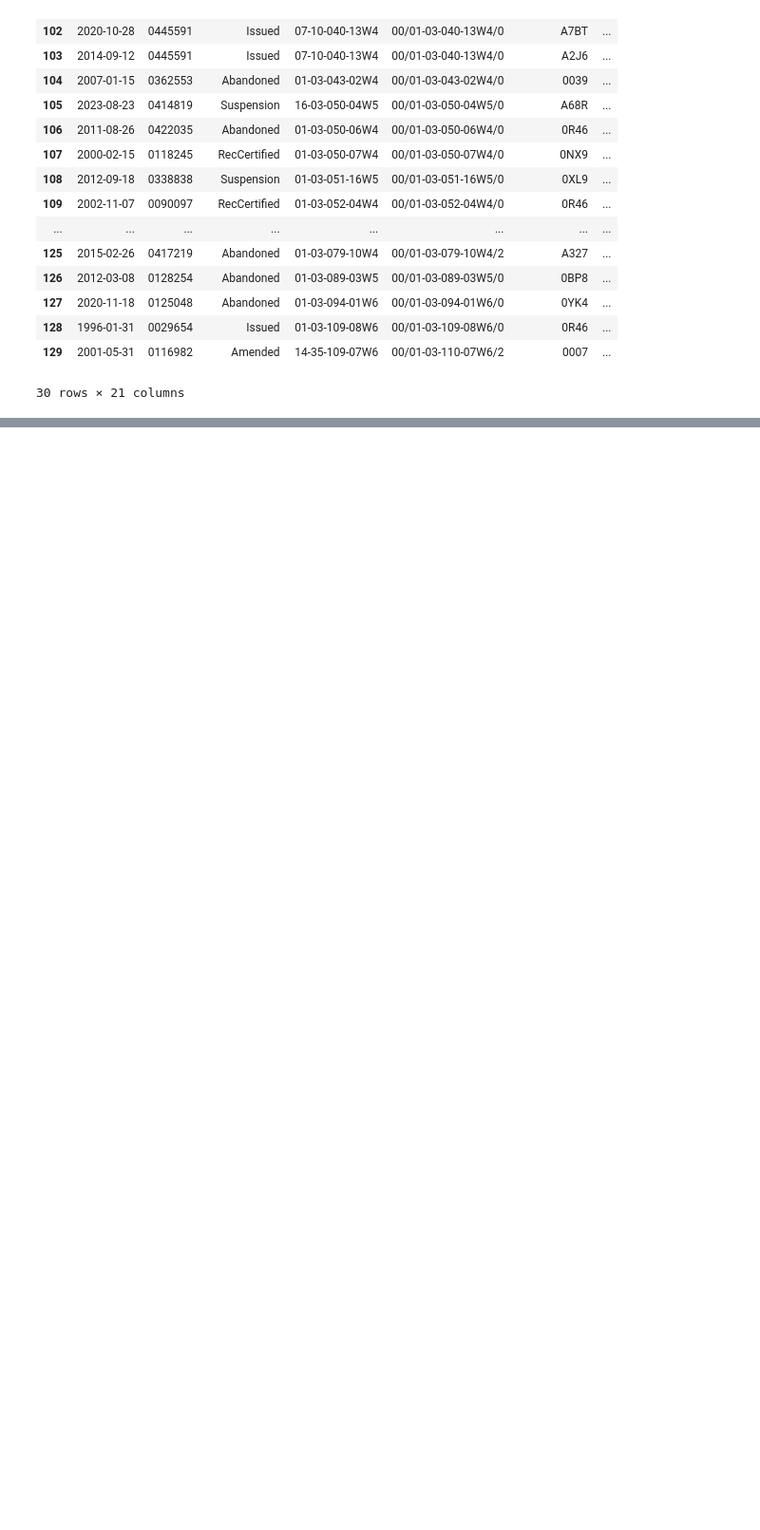
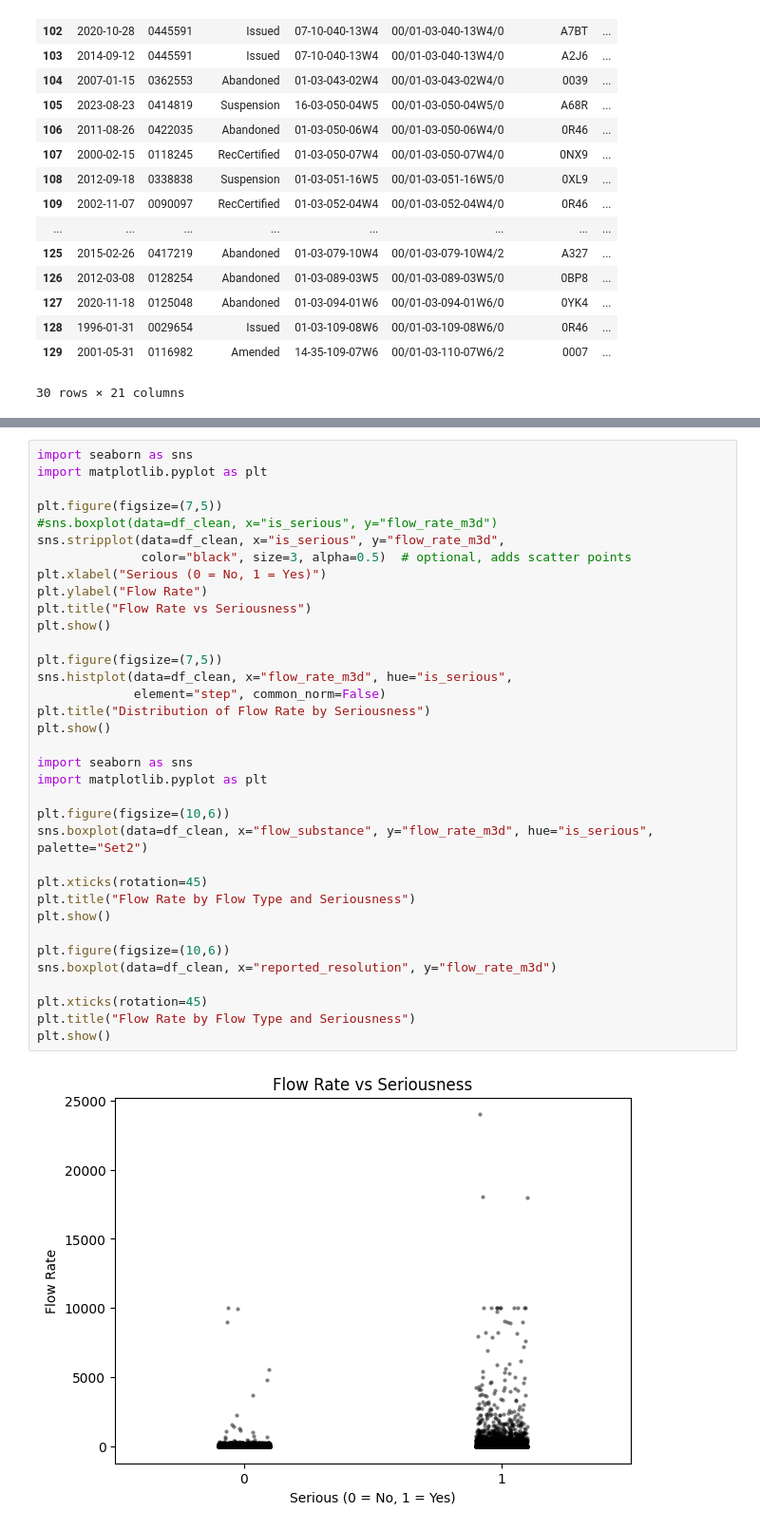
Before and after one commit to Alirezad126/AER, a Jupyter notebook: Documents/ABData/test.ipynb, the cells around one changed output, grey strips where cells are left out. Shown at 95% size. Drawn from its saved outputs; the diff is of its cells as text; blank space fills up the shorter version.

```diff
--- a/Documents/ABData/test.ipynb
+++ b/Documents/ABData/test.ipynb
@@ -179,0 +229,37 @@ https://www2.aer.ca/t/Production/views/0150_IMB_Well_Reservoir_Eval_EXT/Resource
+# %%
+import seaborn as sns
+import matplotlib.pyplot as plt
+
+plt.figure(figsize=(7,5))
+#sns.boxplot(data=df_clean, x="is_serious", y="flow_rate_m3d")
+sns.stripplot(data=df_clean, x="is_serious", y="flow_rate_m3d",
+              color="black", size=3, alpha=0.5)  # optional, adds scatter points
+plt.xlabel("Serious (0 = No, 1 = Yes)")
+plt.ylabel("Flow Rate")
+plt.title("Flow Rate vs Seriousness")
+plt.show()
+
+plt.figure(figsize=(7,5))
+sns.histplot(data=df_clean, x="flow_rate_m3d", hue="is_serious",
+             element="step", common_norm=False)
+plt.title("Distribution of Flow Rate by Seriousness")
+plt.show()
+
+import seaborn as sns
+import matplotlib.pyplot as plt
+
+plt.figure(figsize=(10,6))
+sns.boxplot(data=df_clean, x="flow_substance", y="flow_rate_m3d", hue="is_serious", palette="Set2")
+
+plt.xticks(rotation=45)
+plt.title("Flow Rate by Flow Type and Seriousness")
+plt.show()
+
+plt.figure(figsize=(10,6))
+sns.boxplot(data=df_clean, x="reported_resolution", y="flow_rate_m3d")
+
+plt.xticks(rotation=45)
+plt.title("Flow Rate by Flow Type and Seriousness")
+plt.show()
+# %% [output]
+[figure, added]
```
Also changed, not shown: parts of 13 cells of this notebook, 4 other files.
